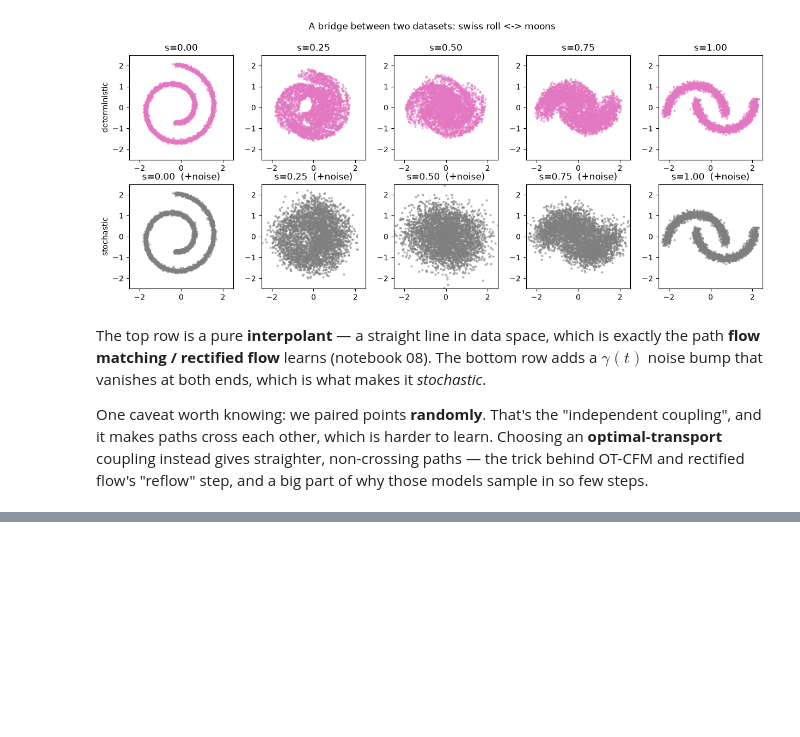
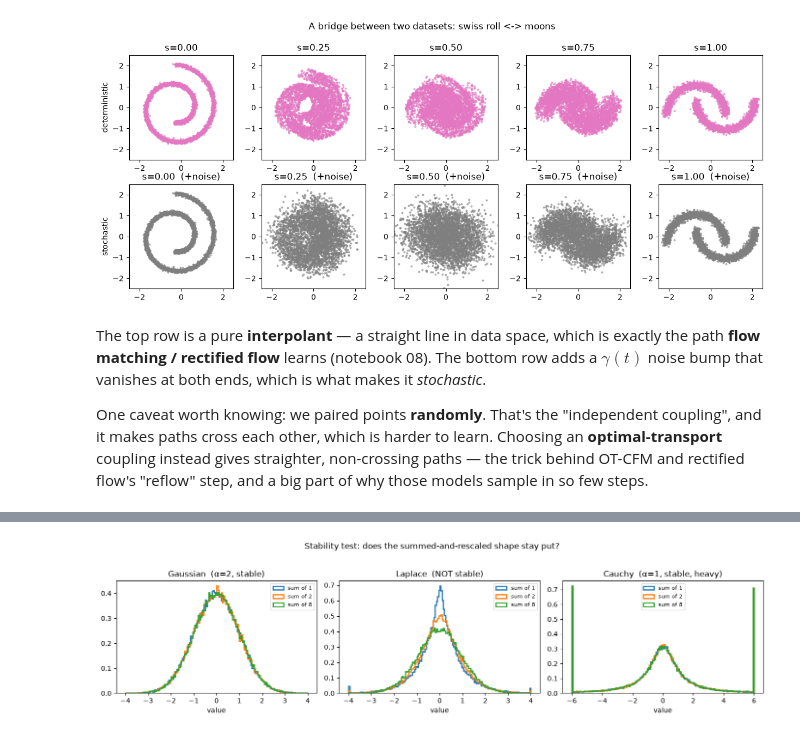
Before and after one commit to maksiksay/nanoDiffusion, a Jupyter notebook: notebooks/01b_forward_process_zoo.ipynb, the cells around one changed output, grey strips where cells are left out. Saved outputs shown, nothing was run; the diff lists cells and outputs as text; code cells hidden in the pictures; blank space fills up the shorter version.

```diff
--- a/notebooks/01b_forward_process_zoo.ipynb
+++ b/notebooks/01b_forward_process_zoo.ipynb
@@ -305,0 +377,23 @@ those models sample in so few steps.
+# %%
+def normalized_sum(sampler, k, N, scale_pow=0.5):
+    # sum of k iid draws, rescaled by k^(-scale_pow) to hold the spread fixed
+    s = sum(sampler(N) for _ in range(k))
+    return s / (k ** scale_pow)
+
+set_seed(0)
+fig, axes = plt.subplots(1, 3, figsize=(14, 3.6))
+panels = [
+    ("Gaussian  (α=2, stable)",      lambda n: D.Normal(0., 1.).sample((n,)),         0.5, (-4, 4)),
+    ("Laplace  (NOT stable)",        lambda n: D.Laplace(0., 1/sqrt(2)).sample((n,)), 0.5, (-4, 4)),
+    ("Cauchy  (α=1, stable, heavy)", lambda n: D.Cauchy(0., 1.).sample((n,)),         1.0, (-6, 6)),
+]
+for ax, (title, sampler, p, rng) in zip(axes, panels):
+    for k in [1, 2, 8]:
+        v = normalized_sum(sampler, k, 60000, scale_pow=p).clamp(*rng)
+        ax.hist(v.numpy(), bins=160, range=rng, density=True, histtype="step",
+                lw=1.8, label=f"sum of {k}")
+    ax.set_title(title); ax.set_xlabel("value"); ax.legend(fontsize=8)
+plt.suptitle("Stability test: does the summed-and-rescaled shape stay put?", y=1.03)
+plt.tight_layout(); plt.show()
+# %% [output]
+[figure, added]
```
Also changed, not shown: parts of 11 cells of this notebook.
